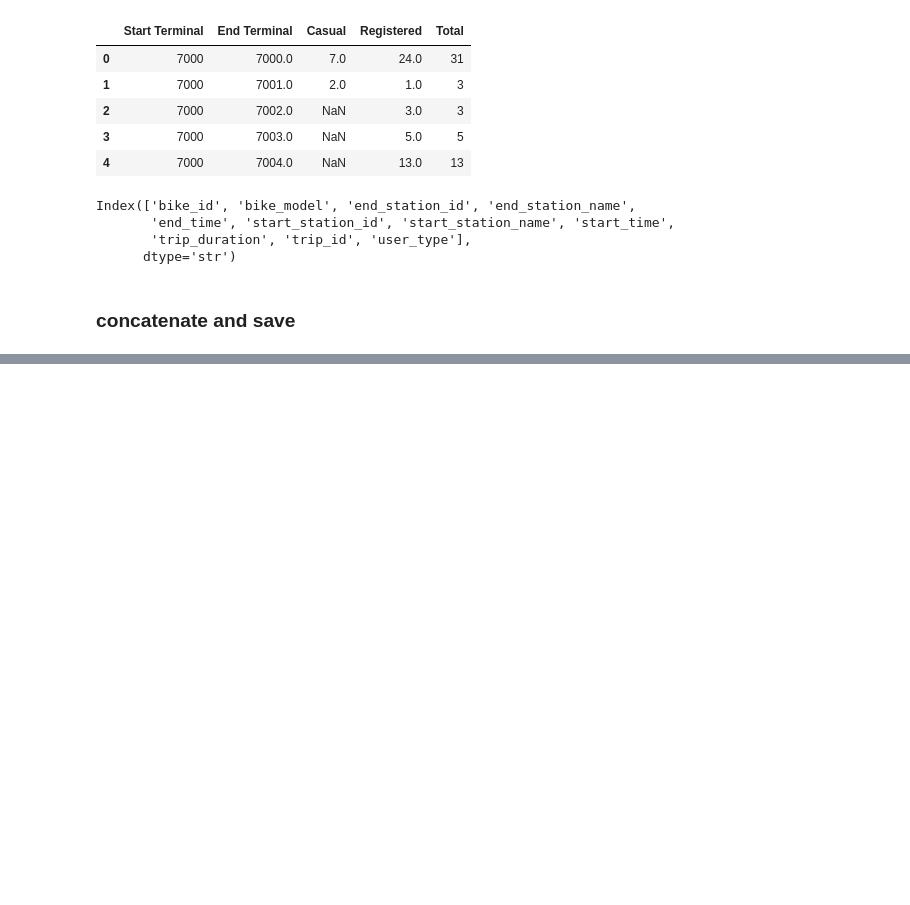
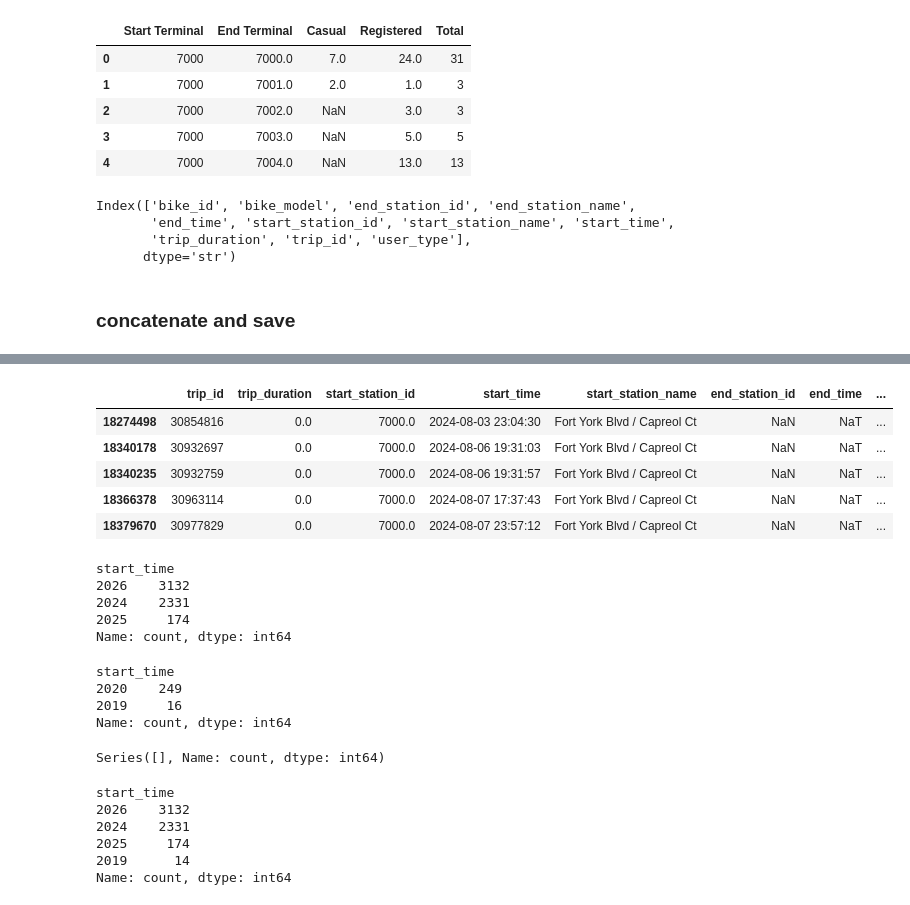
Before and after one commit to Neman-River/bikeshare_toronto, a Jupyter notebook: import_data.ipynb, the cells around one changed output, grey strips where cells are left out. Saved outputs shown, nothing was run; the diff lists cells and outputs as text; code cells hidden in the pictures; blank space fills up the shorter version.

```diff
--- a/import_data.ipynb
+++ b/import_data.ipynb
@@ -985,0 +1093,11 @@ print(f"{len(fuzzy_hits)} fuzzy near-miss pairs")
+# %%
+(df[(df['trip_duration']==0) & (df['end_station_id'].isna())]
+        .sort_values(['start_station_id', 'start_time'])
+        .head())
+# %% [output]
+|  | trip_id | trip_duration | start_station_id | start_time | start_station_name | end_station_id | end_time | ... |
+| 18274498 | 30854816 | 0.0 | 7000.0 | 2024-08-03 23:04:30 | Fort York Blvd / Capreol Ct | NaN | NaT | ... |
+| 18340178 | 30932697 | 0.0 | 7000.0 | 2024-08-06 19:31:03 | Fort York Blvd / Capreol Ct | NaN | NaT | ... |
+| 18340235 | 30932759 | 0.0 | 7000.0 | 2024-08-06 19:31:57 | Fort York Blvd / Capreol Ct | NaN | NaT | ... |
+| 18366378 | 30963114 | 0.0 | 7000.0 | 2024-08-07 17:37:43 | Fort York Blvd / Capreol Ct | NaN | NaT | ... |
+| 18379670 | 30977829 | 0.0 | 7000.0 | 2024-08-07 23:57:12 | Fort York Blvd / Capreol Ct | NaN | NaT | ... |
@@ -985,0 +1108,15 @@ print(f"{len(fuzzy_hits)} fuzzy near-miss pairs")
+# %%
+df[df['trip_duration']==0].start_time.dt.year.value_counts()
+# %% [output]
+start_time
+2026    3132
+2024    2331
+2025     174
+Name: count, dtype: int64
+# %%
+df[df['trip_duration'].isna()].start_time.dt.year.value_counts()
+# %% [output]
+start_time
+2020    249
+2019     16
+Name: count, dtype: int64
@@ -985,0 +1126,13 @@ print(f"{len(fuzzy_hits)} fuzzy near-miss pairs")
+# %%
+df[df['trip_duration'].isna()].start_time.dt.year.value_counts()
+# %% [output]
+Series([], Name: count, dtype: int64)
+# %%
+df[df['trip_duration']==0].start_time.dt.year.value_counts()
+# %% [output]
+start_time
+2026    3132
+2024    2331
+2025     174
+2019      14
+Name: count, dtype: int64
```
Also changed, not shown: parts of 88 cells of this notebook.
